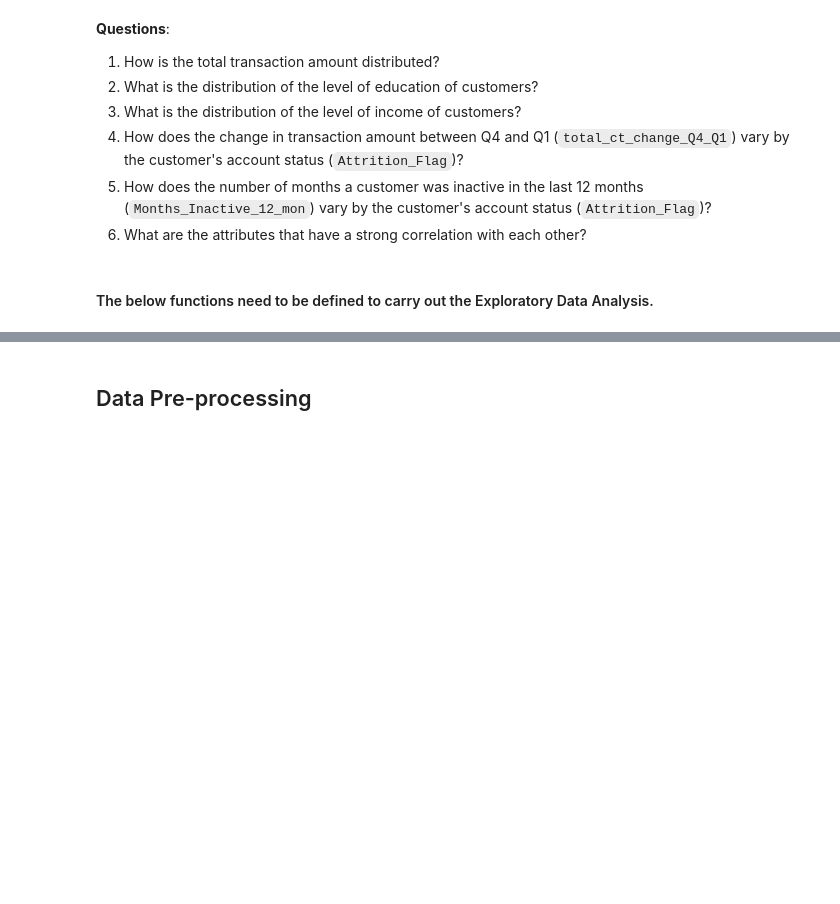
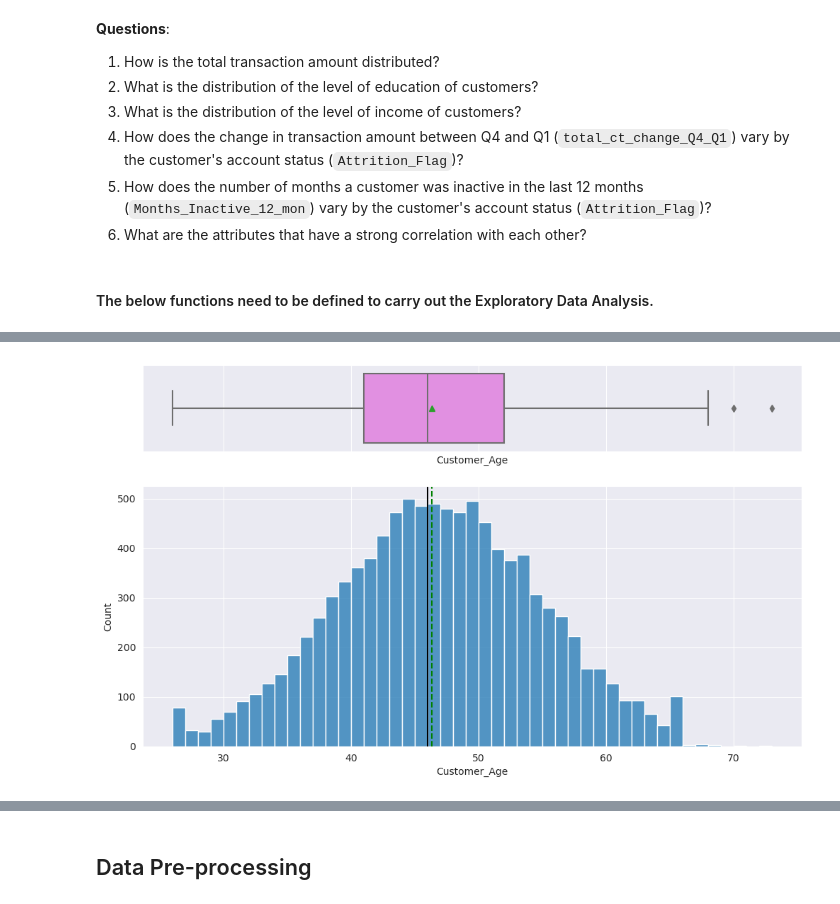
Before and after one commit to tinlong/AIML, a Jupyter notebook: Advanced Machine Learning/Project 3/Patrick_Leong_ETMT_Project_LearnerNotebook_FullCode_v2.ipynb, the cells around one changed output, grey strips where cells are left out. Saved outputs shown, nothing was run; the diff lists cells and outputs as text; code cells hidden in the pictures; blank space fills up the shorter version.

```diff
--- a/Advanced Machine Learning/Project 3/Patrick_Leong_ETMT_Project_LearnerNotebook_FullCode_v2.ipynb
+++ b/Advanced Machine Learning/Project 3/Patrick_Leong_ETMT_Project_LearnerNotebook_FullCode_v2.ipynb
@@ -418,0 +427,4 @@ def distribution_plot_wrt_target(data, predictor, target):
+# %%
+histogram_boxplot(df, "Customer_Age")
+# %% [output]
+[figure, added]
```
Also changed, not shown: parts of 68 cells of this notebook.
